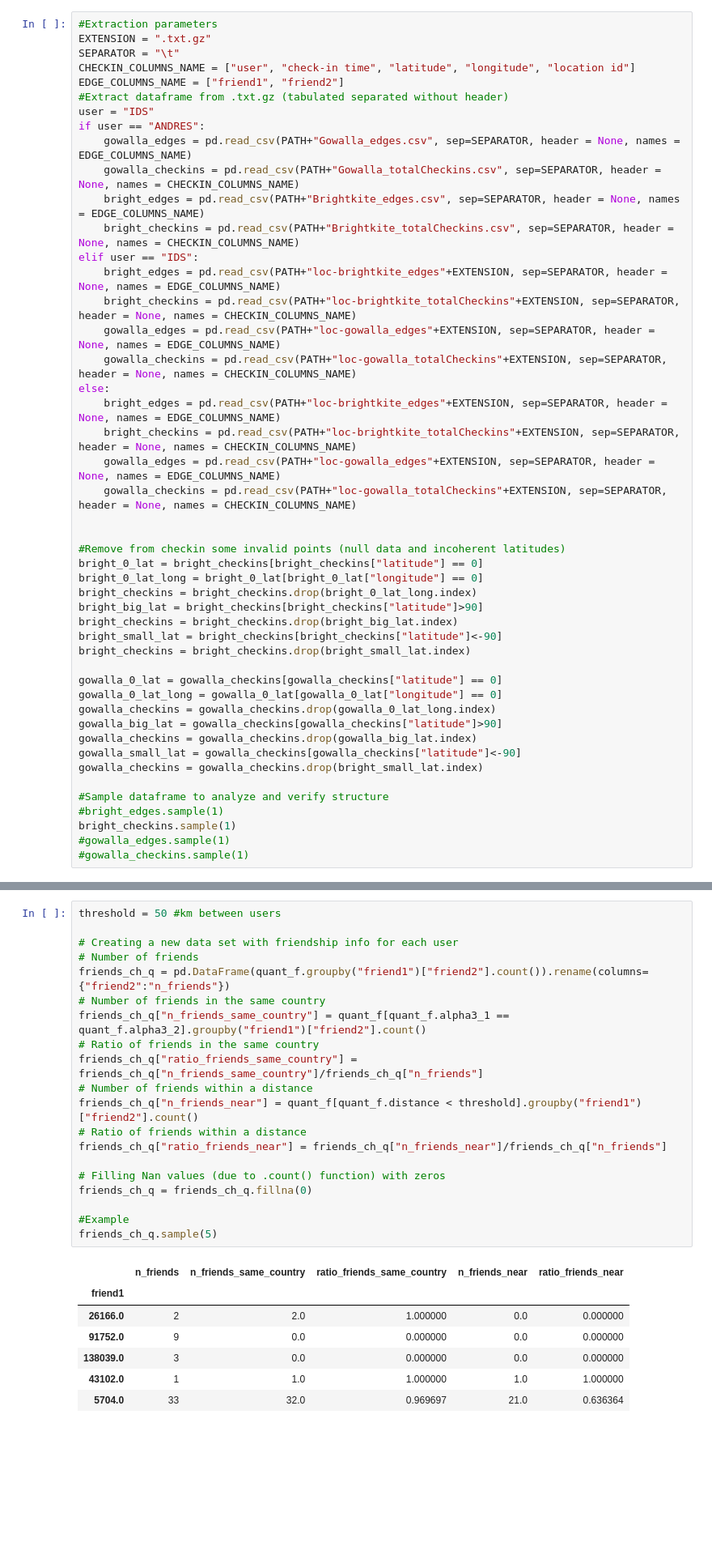
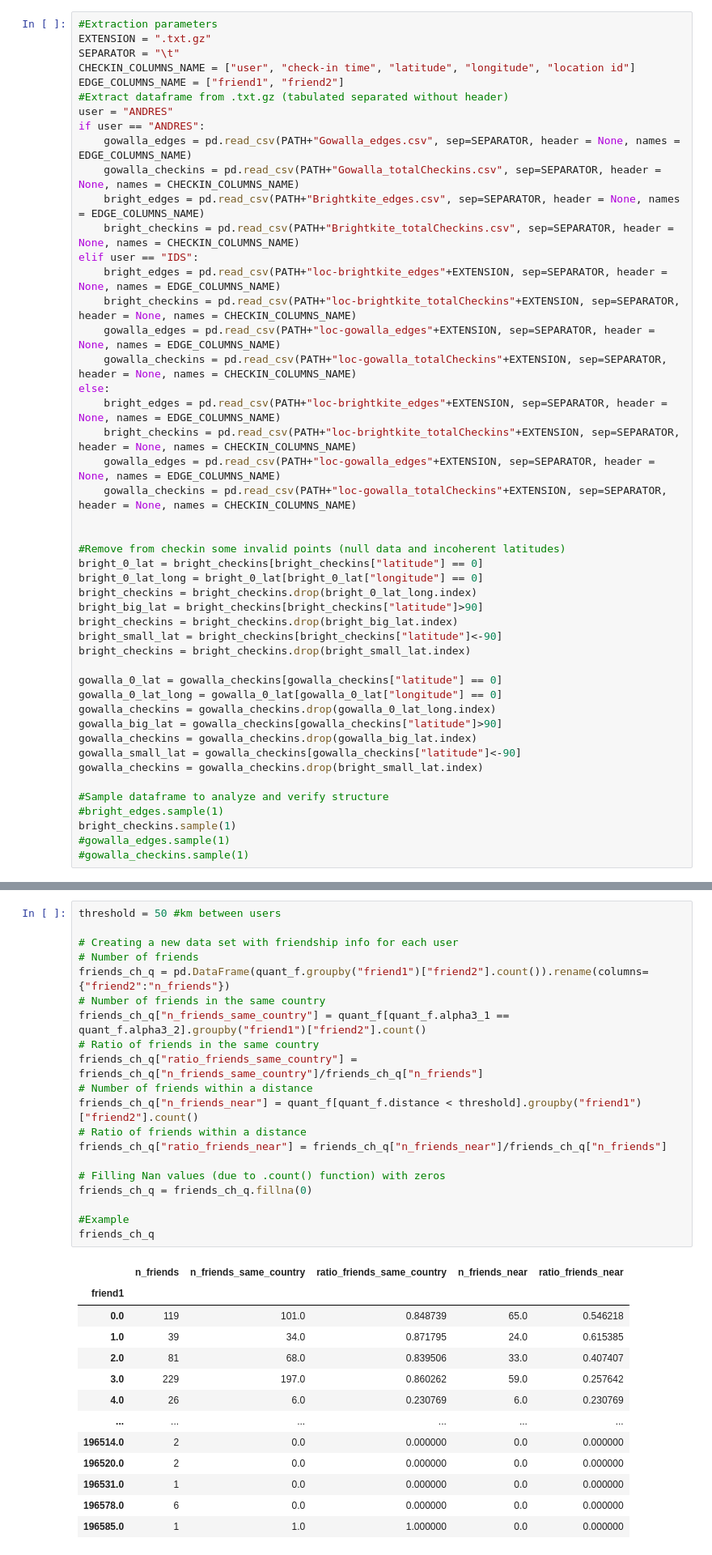
Before and after one commit to asreva/ada-2020-project-milestone-p3-p3_ada-dream-team, a Jupyter notebook: friendship_and_home_position.ipynb, the cells around one changed output, grey strips where cells are left out. Shown at 81% size. Cells and saved outputs as stored; diff of their text form; blank space fills up the shorter version.

```diff
--- a/friendship_and_home_position.ipynb
+++ b/friendship_and_home_position.ipynb
@@ -84,7 +78,7 @@ SEPARATOR = "\t"
 CHECKIN_COLUMNS_NAME = ["user", "check-in time", "latitude", "longitude", "location id"]
 EDGE_COLUMNS_NAME = ["friend1", "friend2"]
 #Extract dataframe from .txt.gz (tabulated separated without header)
-user = "IDS"
+user = "ANDRES"
 if user == "ANDRES":
     gowalla_edges = pd.read_csv(PATH+"Gowalla_edges.csv", sep=SEPARATOR, header = None, names = EDGE_COLUMNS_NAME)
     gowalla_checkins = pd.read_csv(PATH+"Gowalla_totalCheckins.csv", sep=SEPARATOR, header = None, names = CHECKIN_COLUMNS_NAME)
@@ -784,28 +833,34 @@ quant_f["distance"] = R * quant_f["c"]
 # %%
 threshold = 50 #km between users
 
 # Creating a new data set with friendship info for each user
 # Number of friends
 friends_ch_q = pd.DataFrame(quant_f.groupby("friend1")["friend2"].count()).rename(columns={"friend2":"n_friends"})
 # Number of friends in the same country
 friends_ch_q["n_friends_same_country"] = quant_f[quant_f.alpha3_1 == quant_f.alpha3_2].groupby("friend1")["friend2"].count()
 # Ratio of friends in the same country
 friends_ch_q["ratio_friends_same_country"] = friends_ch_q["n_friends_same_country"]/friends_ch_q["n_friends"]
 # Number of friends within a distance
 friends_ch_q["n_friends_near"] = quant_f[quant_f.distance < threshold].groupby("friend1")["friend2"].count()
 # Ratio of friends within a distance
 friends_ch_q["ratio_friends_near"] = friends_ch_q["n_friends_near"]/friends_ch_q["n_friends"]
 
 # Filling Nan values (due to .count() function) with zeros
 friends_ch_q = friends_ch_q.fillna(0)
 
 #Example
-friends_ch_q.sample(5)
+friends_ch_q
 # %% [output]
 |  | n_friends | n_friends_same_country | ratio_friends_same_country | n_friends_near | ratio_friends_near |
 | friend1 |  |  |  |  |  |
-| 26166.0 | 2 | 2.0 | 1.000000 | 0.0 | 0.000000 |
-| 91752.0 | 9 | 0.0 | 0.000000 | 0.0 | 0.000000 |
-| 138039.0 | 3 | 0.0 | 0.000000 | 0.0 | 0.000000 |
-| 43102.0 | 1 | 1.0 | 1.000000 | 1.0 | 1.000000 |
-| 5704.0 | 33 | 32.0 | 0.969697 | 21.0 | 0.636364 |
+| 0.0 | 119 | 101.0 | 0.848739 | 65.0 | 0.546218 |
+| 1.0 | 39 | 34.0 | 0.871795 | 24.0 | 0.615385 |
+| 2.0 | 81 | 68.0 | 0.839506 | 33.0 | 0.407407 |
+| 3.0 | 229 | 197.0 | 0.860262 | 59.0 | 0.257642 |
+| 4.0 | 26 | 6.0 | 0.230769 | 6.0 | 0.230769 |
+| ... | ... | ... | ... | ... | ... |
+| 196514.0 | 2 | 0.0 | 0.000000 | 0.0 | 0.000000 |
+| 196520.0 | 2 | 0.0 | 0.000000 | 0.0 | 0.000000 |
+| 196531.0 | 1 | 0.0 | 0.000000 | 0.0 | 0.000000 |
+| 196578.0 | 6 | 0.0 | 0.000000 | 0.0 | 0.000000 |
+| 196585.0 | 1 | 1.0 | 1.000000 | 0.0 | 0.000000 |
```
Also changed, not shown: parts of 57 cells of this notebook.
